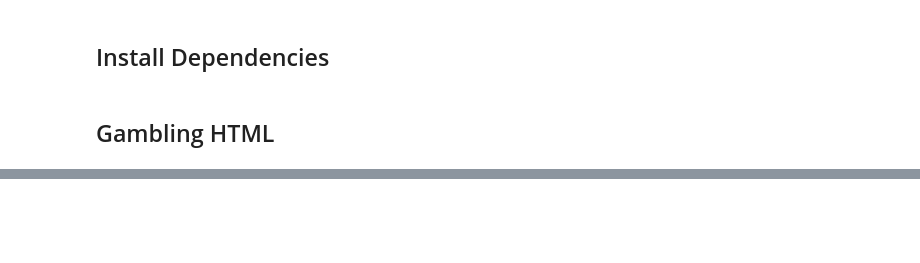
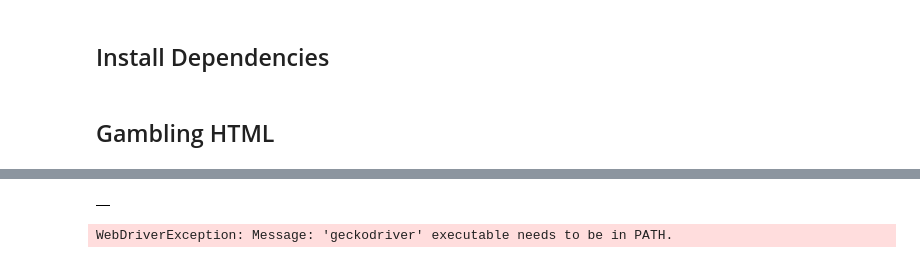
Before and after one commit to Sheng0451/Gambling, a Jupyter notebook: Web Scraper.ipynb, the cells around one changed output, grey strips where cells are left out. Cells and saved outputs as stored; diff of their text form; code cells hidden in the pictures; blank space fills up the shorter version.

```diff
--- a/Web Scraper.ipynb
+++ b/Web Scraper.ipynb
@@ -16,6 +18,8 @@ import pandas as pd
 # %%
 # Sportsbet URL NBA
 sportsbet_url = 'https://www.sportsbet.com.au/betting/basketball-us/nba'
+# TAB URL NBA
+tab_url = 'https://www.tab.com.au/sports/betting/Basketball'
 # %%
 # Loop through url and create a list of dictionaries from all the competition matches and then convert to df
 # Change all the hard coded strings to variables when you find their attributes in other bookie sites
@@ -38,0 +60,3 @@ def get_sports_data(url, bookie):
+# %%
+get_sports_data(tab_url, bookie='tab')
+# %% [output]
@@ -38,0 +65,15 @@ def get_sports_data(url, bookie):
+|  |
+# %%
+# TAB needs to be javascript enabled, use selenium to make a request, seems to be a git with selenium inscribed in scrapy class
+from selenium import webdriver
+driver = webdriver.Firefox()
+driver.get(tab_url)
+html = driver.page_source
+soup = BeautifulSoup(html, 'html.parser')
+with open('tab_html.txt', 'w') as f:
+    f.write(soup.prettify())
+comp = soup.select('div[class*="temp"]')
+# comp = soup.find_all('div', attrs={'class':'template-item'})
+comp
+# %% [output]
+WebDriverException: Message: 'geckodriver' executable needs to be in PATH.
```
Also changed, not shown: parts of 29 cells of this notebook.
